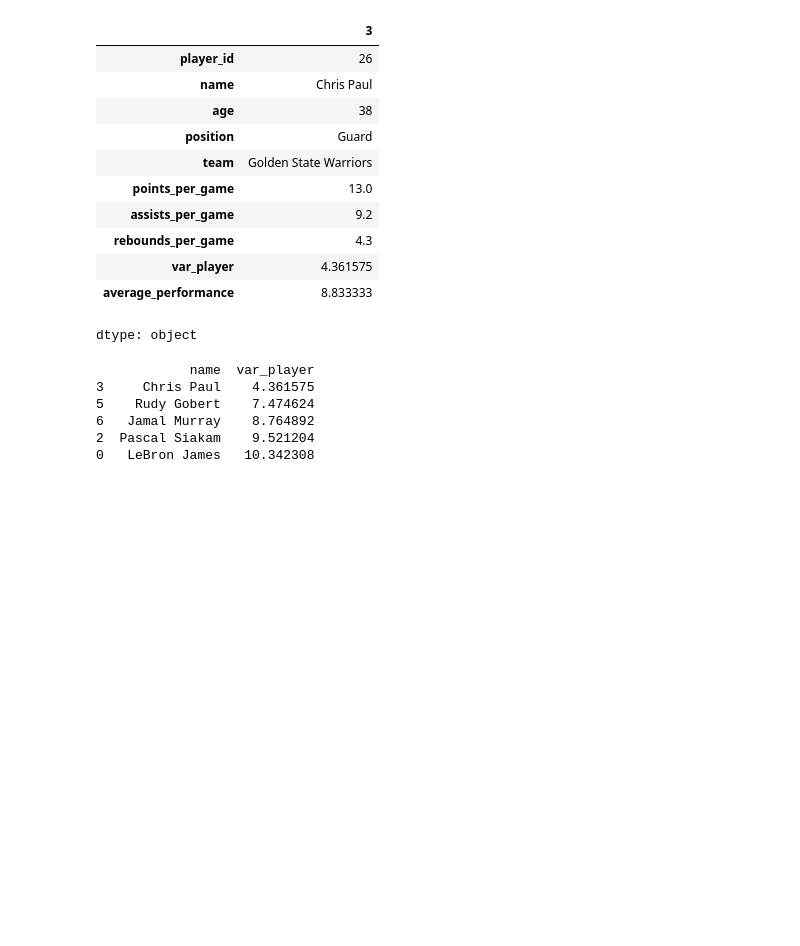
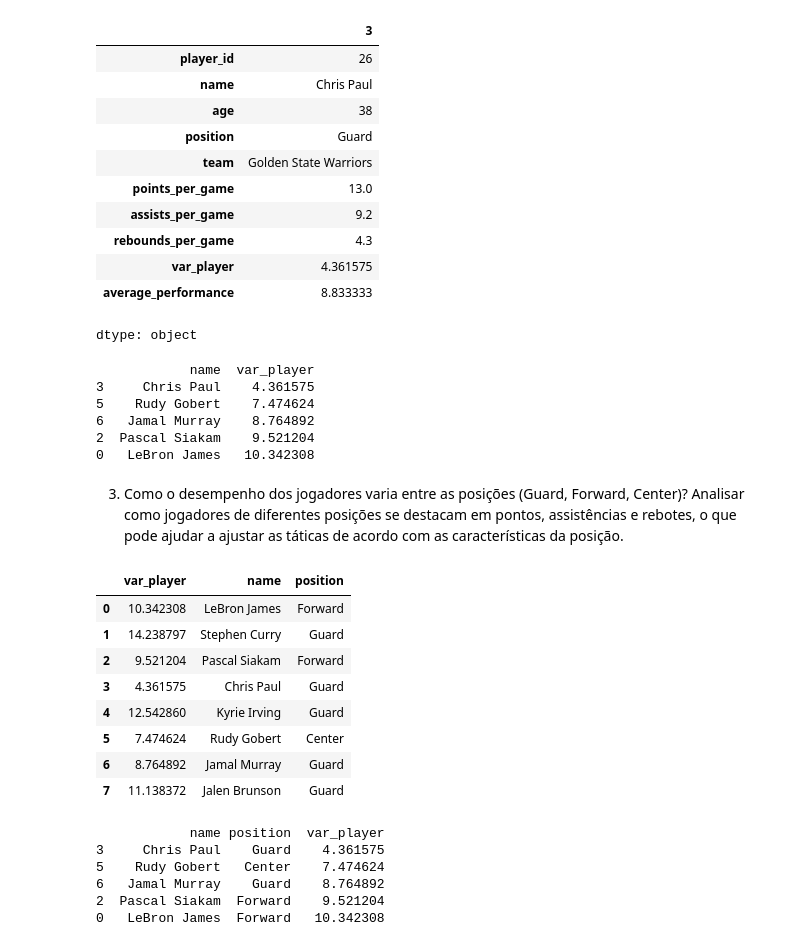
Before and after one commit to jeniferGoncalvesDaSilvaDev/Nba_Api_stats_analysis_ml, a Jupyter notebook: nb_api_stats_analysis_ml.ipynb, the cells around one changed output. Cells and saved outputs as stored; diff of their text form; code cells hidden in the pictures; blank space fills up the shorter version.

```diff
--- a/nb_api_stats_analysis_ml.ipynb
+++ b/nb_api_stats_analysis_ml.ipynb
@@ -222,3 +227,39 @@ print(top_players[['name', 'var_player']])
 6   Jamal Murray    8.764892
 2  Pascal Siakam    9.521204
 0   LeBron James   10.342308
+# %% [markdown]
+3. Como o desempenho dos jogadores varia entre as posições (Guard, Forward, Center)?
+Analisar como jogadores de diferentes posições se destacam em pontos, assistências e rebotes, o que pode ajudar a ajustar as táticas de acordo com as características da posição.
+# %%
+# Calcula a média simples das três estatísticas para cada jogador
+df['var_player'] = df[['points_per_game', 'assists_per_game', 'rebounds_per_game']].std(axis=1)
+
+# Encontra o desvio padrão das posições
+player=  df[['var_player', 'name', 'position']]
+player
+# %% [output]
+|  | var_player | name | position |
+| 0 | 10.342308 | LeBron James | Forward |
+| 1 | 14.238797 | Stephen Curry | Guard |
+| 2 | 9.521204 | Pascal Siakam | Forward |
+| 3 | 4.361575 | Chris Paul | Guard |
+| 4 | 12.542860 | Kyrie Irving | Guard |
+| 5 | 7.474624 | Rudy Gobert | Center |
+| 6 | 8.764892 | Jamal Murray | Guard |
+| 7 | 11.138372 | Jalen Brunson | Guard |
+# %%
+# Ordena o DataFrame pelo desvio padrão em ordem crescente
+df_sorted = df.sort_values(by=['var_player'])
+
+# Seleciona os 5 primeiros jogadores com o menor desvio padrão
+top_players = df_sorted.head(5) # Você pode alterar o número 5 para a quantidade desejada
+
+# Exibe o resultado
+print(top_players[['name', 'position', 'var_player']])
+# %% [output]
+            name position  var_player
+3     Chris Paul    Guard    4.361575
+5    Rudy Gobert   Center    7.474624
+6   Jamal Murray    Guard    8.764892
+2  Pascal Siakam  Forward    9.521204
+0   LeBron James  Forward   10.342308
```
Also changed, not shown: parts of 3 cells of this notebook.
